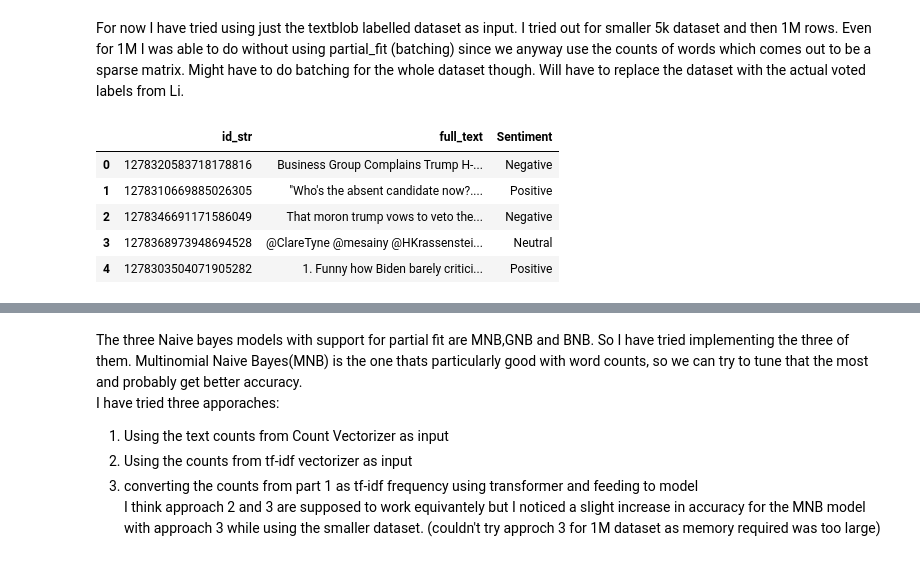
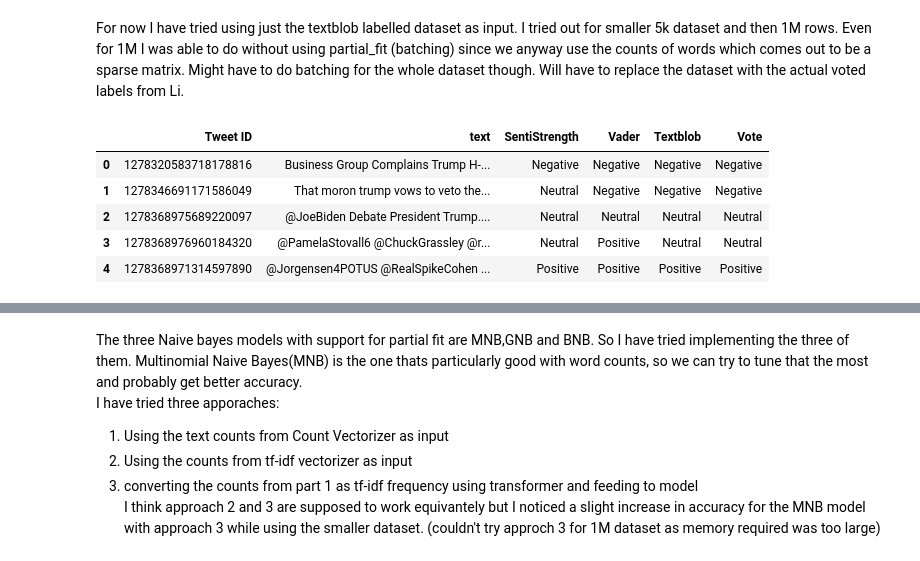
Before and after one commit to AllenFarcas/Mining-Twitter-for-the-Next-US-President, a Jupyter notebook: Naive_Bayes.ipynb, the cells around one changed output, grey strips where cells are left out. Cells and saved outputs as stored; diff of their text form; code cells hidden in the pictures.

```diff
--- a/Naive_Bayes.ipynb
+++ b/Naive_Bayes.ipynb
@@ -18,14 +33,15 @@ For now I have tried using just the textblob labelled dataset as input. I tried
 # %%
 #load data from csv/excel/json
 #data=pd.read_csv('textblob_sample_5k.csv',encoding = 'unicode_escape')
-data=pd.read_csv('textblob_sentiment_1M.csv',encoding = "ISO-8859–1")
+#data=pd.read_csv('textblob_sentiment_1M.csv',encoding = "ISO-8859–1")
+data = pd.read_csv('vote_all_no_conflict.csv')
 
 data.head()
 # %% [output]
-|  | id_str | full_text | Sentiment |
-| 0 | 1278320583718178816 | Business Group Complains Trump H-... | Negative |
-| 1 | 1278310669885026305 | "Who's the absent candidate now?.... | Positive |
-| 2 | 1278346691171586049 | That moron trump vows to veto the... | Negative |
-| 3 | 1278368973948694528 | @ClareTyne @mesainy @HKrassenstei... | Neutral |
-| 4 | 1278303504071905282 | 1. Funny how Biden barely critici... | Positive |
+|  | Tweet ID | text | SentiStrength | Vader | Textblob | Vote |
+| 0 | 1278320583718178816 | Business Group Complains Trump H-... | Negative | Negative | Negative | Negative |
+| 1 | 1278346691171586049 | That moron trump vows to veto the... | Neutral | Negative | Negative | Negative |
+| 2 | 1278368975689220097 | @JoeBiden Debate President Trump.... | Neutral | Neutral | Neutral | Neutral |
+| 3 | 1278368976960184320 | @PamelaStovall6 @ChuckGrassley @r... | Neutral | Positive | Neutral | Neutral |
+| 4 | 1278368971314597890 | @Jorgensen4POTUS @RealSpikeCohen ... | Positive | Positive | Positive | Positive |
 # %%
```
Also changed, not shown: parts of 22 cells of this notebook.
